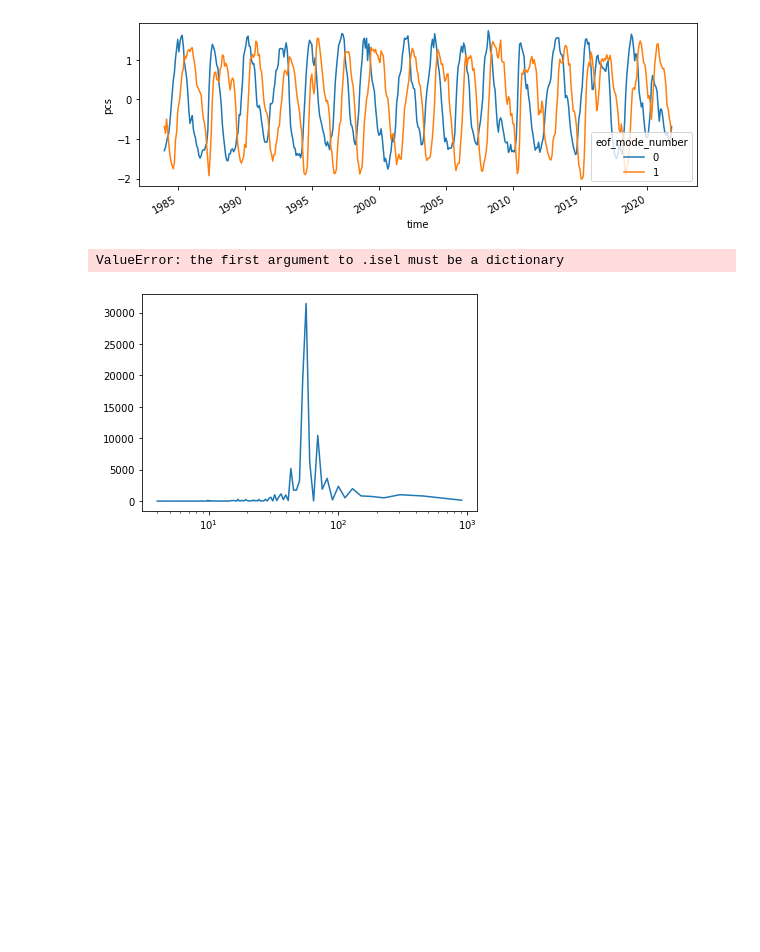
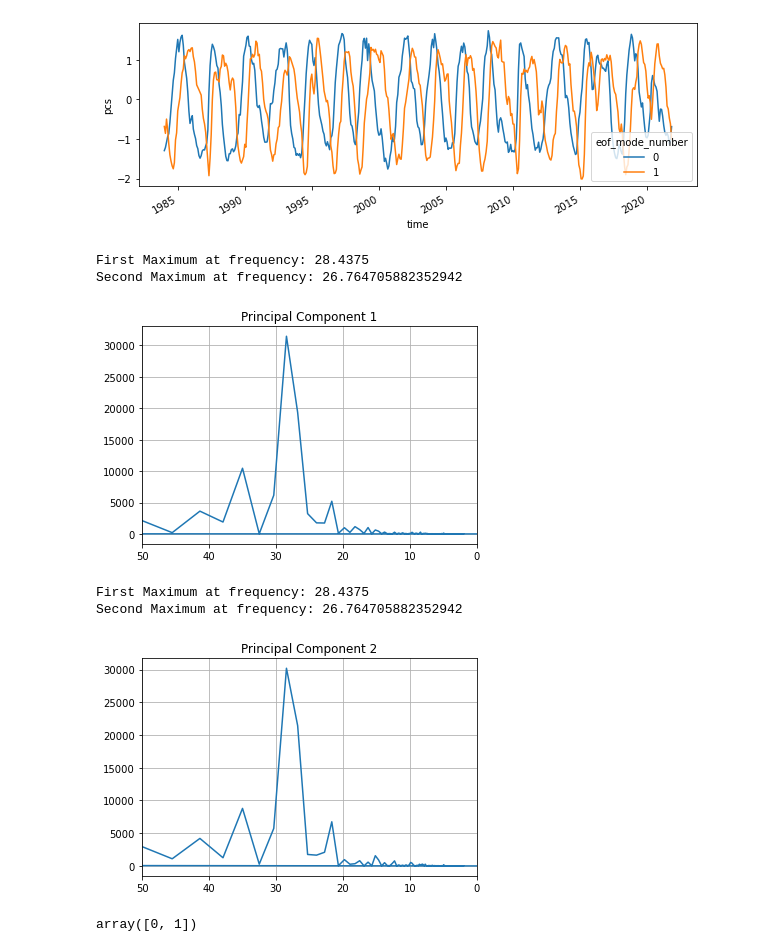
Before and after one commit to d3sp3r4t3Student/Statistical-Data-Analyses, a Jupyter notebook: demo_practical11.ipynb, the cells around one changed output. Saved outputs shown, nothing was run; the diff lists cells and outputs as text; code cells hidden in the pictures; blank space fills up the shorter version.

```diff
--- a/demo_practical11.ipynb
+++ b/demo_practical11.ipynb
@@ -70,19 +70,39 @@ plt.show()
 # %% [output]
 [figure]
 # %%
-n_qbo = len(pcs.time)
-dx_qbo = pcs.time.isel(1)-pcs.time.isel(0) ???
-freqs_qbo = np.fft.rfftfreq (n_qbo, dx_qbo)
-signal_fft_qbo = np.fft.rfft (pcs.sel(mode=0))
-signal_power_qbo = np.abs(signal_fft_qbo)**2
-T_qbo = 1/freqs_qbo
+#Plot Power Spectra and Print Maxima of Principal Components 1 and 2
 
-print('First Maximum at frequency: ' + str(np.argmax(signal_power_qbo)))
+for i in np.arange(len(pcs.mode)):
+    n_qbo = len(pcs.time)
+    dx_qbo = 1
+    freqs_qbo = np.fft.rfftfreq (n_qbo, dx_qbo)
+    signal_fft_qbo = np.fft.rfft (pcs.sel(mode=i))
+    signal_power_qbo = np.abs(signal_fft_qbo)**2
+    T_qbo = np.zeros(len(freqs_qbo))
+    T_qbo[1:] = 1/freqs_qbo[1:]
+
+    signal_max_qbo = np.zeros(len(signal_power_qbo))
+    signal_max_qbo[np.argmax(signal_power_qbo)] = np.max(signal_power_qbo)
+    print('First Maximum at frequency: ' + str(T_qbo[np.argmax(signal_power_qbo)]))
+    signal_fft_max_rm_qbo = signal_power_qbo - signal_max_qbo
+    print('Second Maximum at frequency: ' + str(T_qbo[np.argmax(signal_fft_max_rm_qbo)]))
+
+    plt.plot(T_qbo, signal_power_qbo)
+    plt.title('Principal Component ' + str(i+1))
+    ax = plt.gca()
+    plt.xlim(0,50)
+    ax.invert_xaxis()
+    plt.grid()
+    #plt.xscale('log')
+    plt.show()
 # %% [output]
-ValueError: the first argument to .isel must be a dictionary
+First Maximum at frequency: 28.4375
+Second Maximum at frequency: 26.764705882352942
+[figure, added]
+First Maximum at frequency: 28.4375
+Second Maximum at frequency: 26.764705882352942
+[figure, added]
 # %%
-plt.plot(T_qbo, signal_power_qbo)
-plt.xscale('log')
-plt.show()
+np.arange(len(pcs.mode))
 # %% [output]
-[figure, removed]
+array([0, 1])
```
Also changed, not shown: parts of 2 cells of this notebook.
